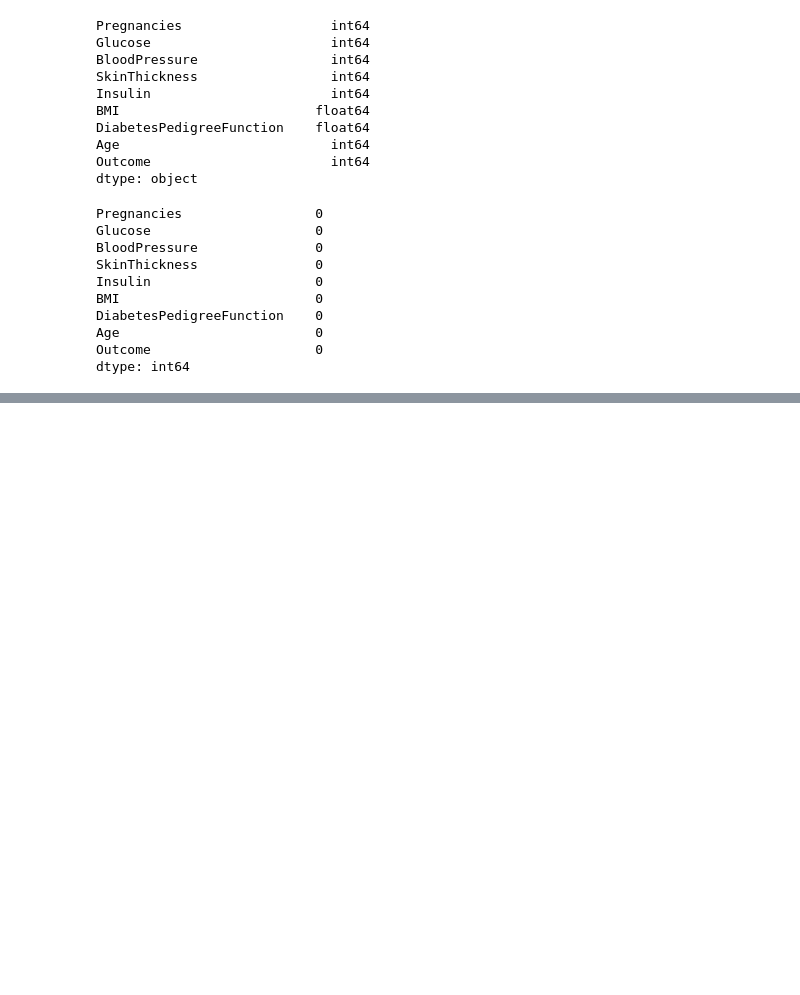
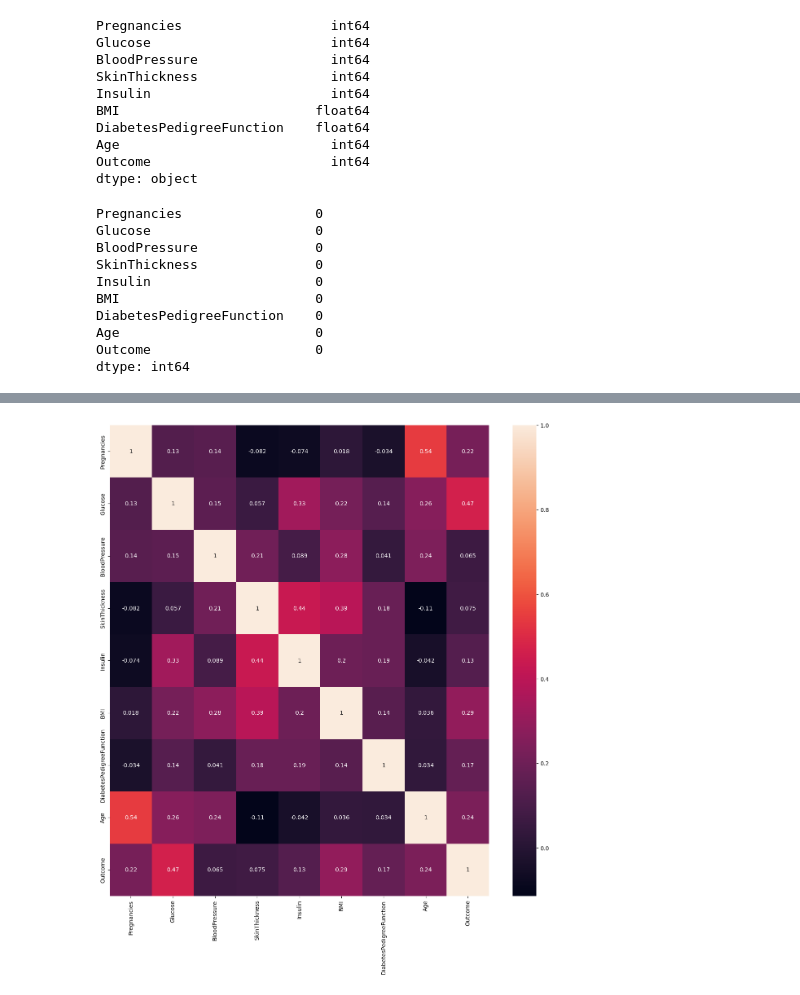
Before and after one commit to 10sharmashivam/Predictive_analysis_Diabetes-, a Jupyter notebook: Notebooks/model.ipynb, the cells around one changed output, grey strips where cells are left out. Cells and saved outputs as stored; diff of their text form; code cells hidden in the pictures; blank space fills up the shorter version.

```diff
--- a/Notebooks/model.ipynb
+++ b/Notebooks/model.ipynb
@@ -42,0 +60,7 @@ dtype: int64
+# %%
+plt.figure(figsize=(15,15))
+ax = sns.heatmap(df.corr(), annot=True)
+# plt.savefig('correlation-coefficient.jpg')
+plt.show()
+# %% [output]
+[figure, added]
```
Also changed, not shown: parts of 15 cells of this notebook.
